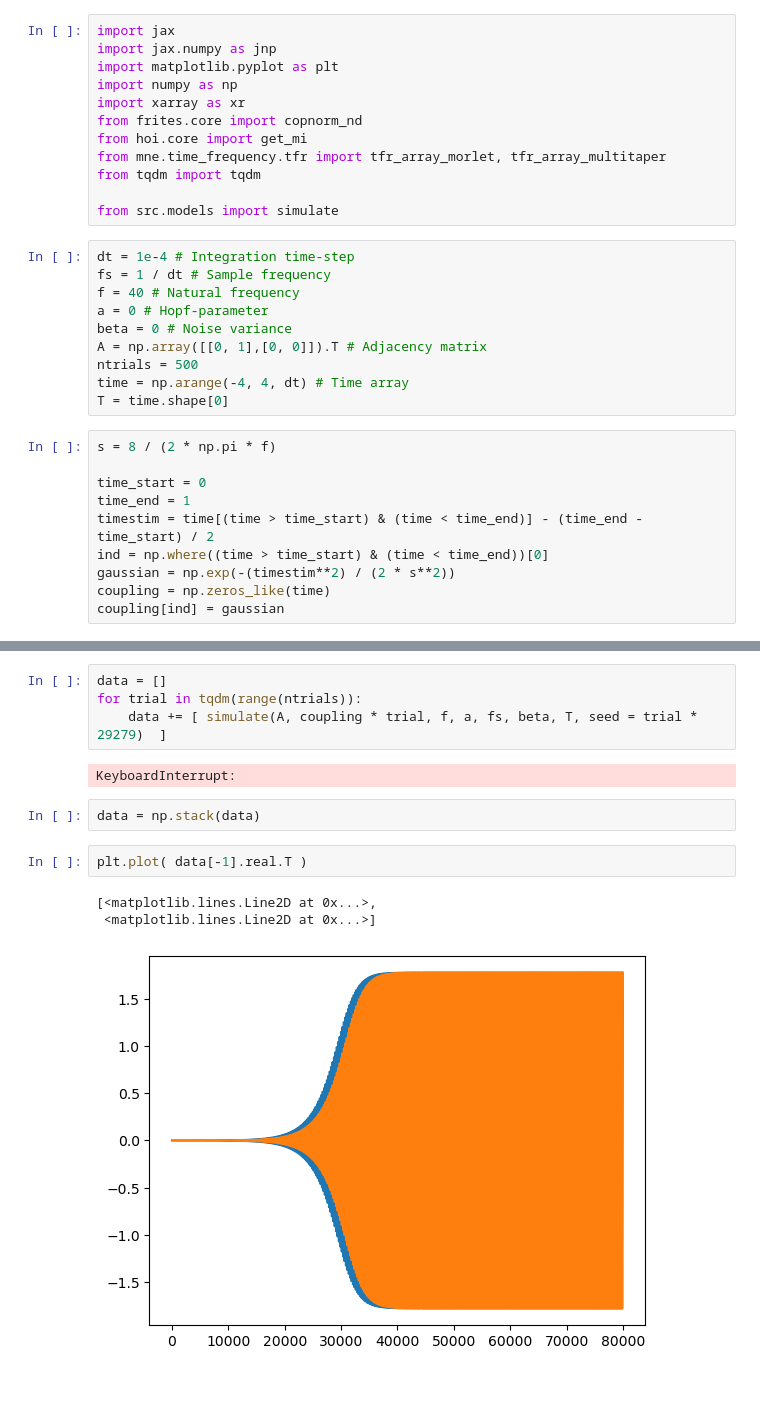
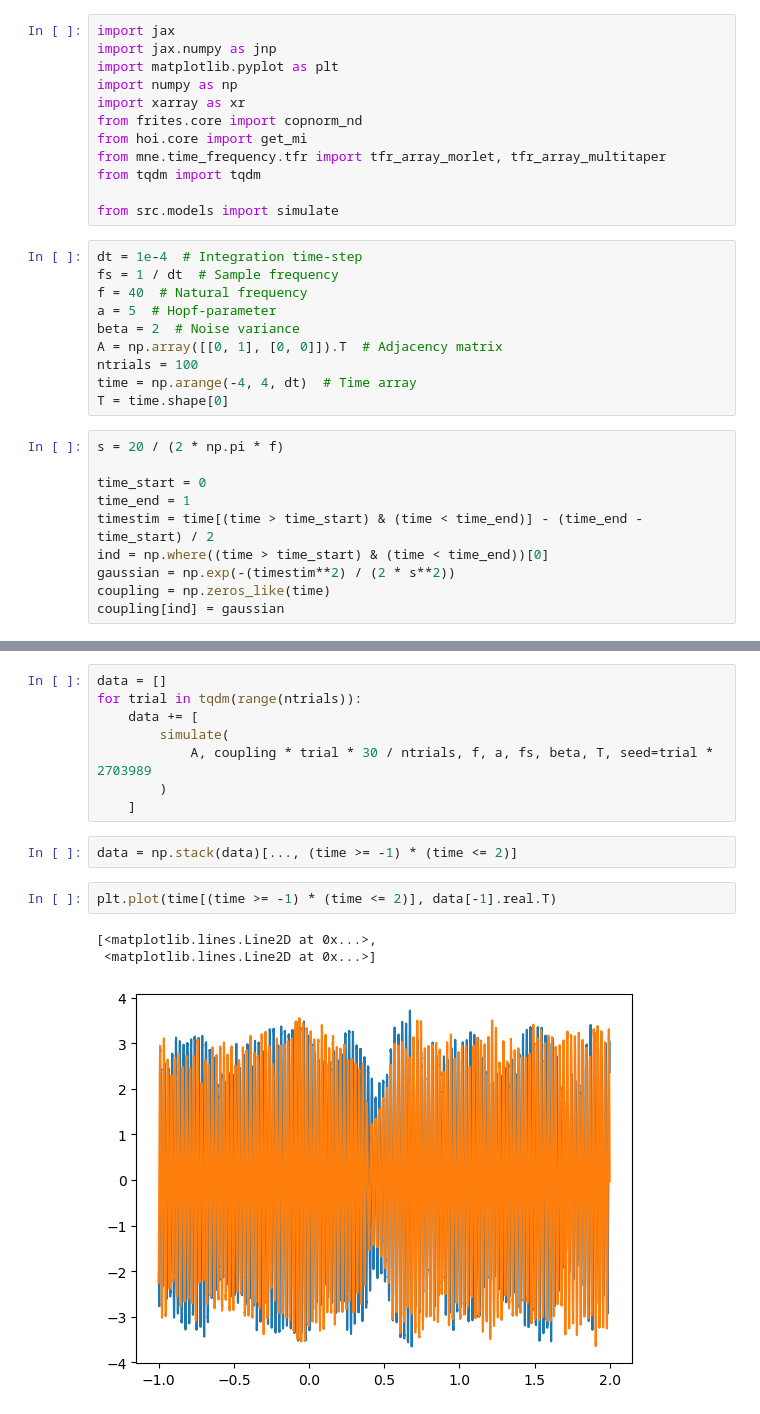
Before and after one commit to ViniciusLima94/phase_amplitude_encoding, a Jupyter notebook: notebooks/Figure1.ipynb, the cells around one changed output, grey strips where cells are left out. Saved outputs shown, nothing was run; the diff lists cells and outputs as text; blank space fills up the shorter version.

```diff
--- a/notebooks/Figure1.ipynb
+++ b/notebooks/Figure1.ipynb
@@ -17,17 +19,17 @@ from tqdm import tqdm
 
 from src.models import simulate
 # %%
-dt = 1e-4 # Integration time-step
-fs = 1 / dt # Sample frequency
-f = 40 # Natural frequency
-a = 0 # Hopf-parameter
-beta = 0 # Noise variance
-A = np.array([[0, 1],[0, 0]]).T # Adjacency matrix
-ntrials = 500
-time = np.arange(-4, 4, dt) # Time array
+dt = 1e-4  # Integration time-step
+fs = 1 / dt  # Sample frequency
+f = 40  # Natural frequency
+a = 5  # Hopf-parameter
+beta = 2  # Noise variance
+A = np.array([[0, 1], [0, 0]]).T  # Adjacency matrix
+ntrials = 100
+time = np.arange(-4, 4, dt)  # Time array
 T = time.shape[0]
 # %%
-s = 8 / (2 * np.pi * f)
+s = 20 / (2 * np.pi * f)
 
 time_start = 0
 time_end = 1
@@ -39,14 +46,16 @@ coupling[ind] = gaussian
 # %%
 data = []
 for trial in tqdm(range(ntrials)):
-    data += [ simulate(A, coupling * trial, f, a, fs, beta, T, seed = trial * 29279)  ]
+    data += [
+        simulate(
+            A, coupling * trial * 30 / ntrials, f, a, fs, beta, T, seed=trial * 2703989
+        )
+    ]
-# %% [output]
-KeyboardInterrupt:
 # %%
-data = np.stack(data)
+data = np.stack(data)[..., (time >= -1) * (time <= 2)]
 # %%
-plt.plot( data[-1].real.T )
+plt.plot(time[(time >= -1) * (time <= 2)], data[-1].real.T)
 # %% [output]
 [<matplotlib.lines.Line2D at 0x...>,
  <matplotlib.lines.Line2D at 0x...>]
-[figure, old version]
+[figure, new version]
```
Also changed, not shown: parts of 12 cells of this notebook, 1 other file.
